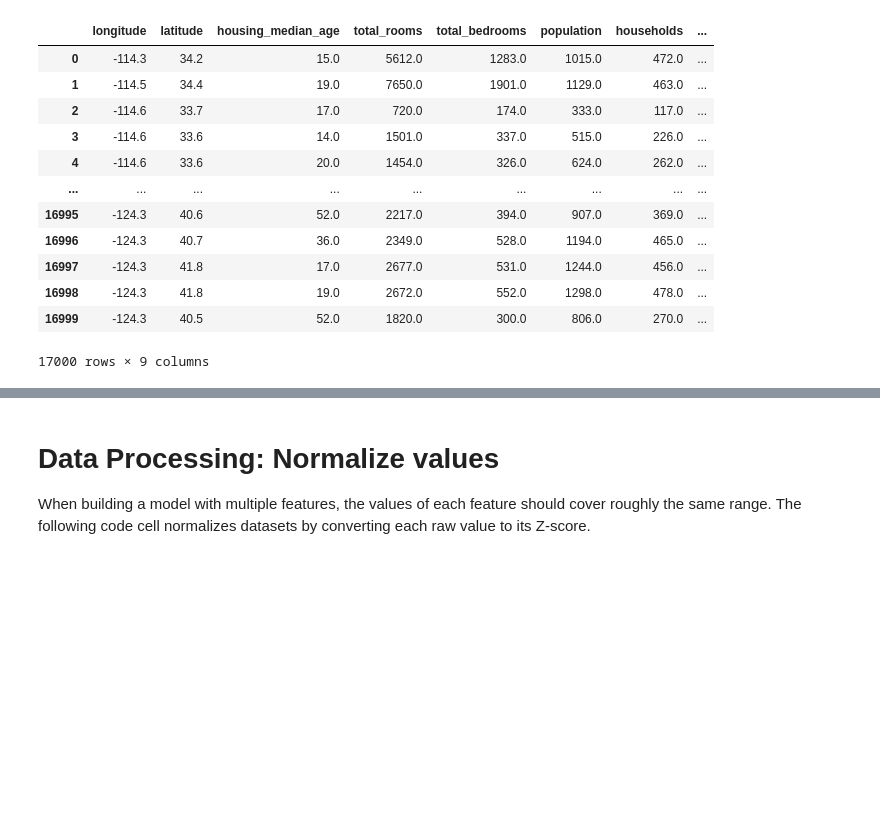
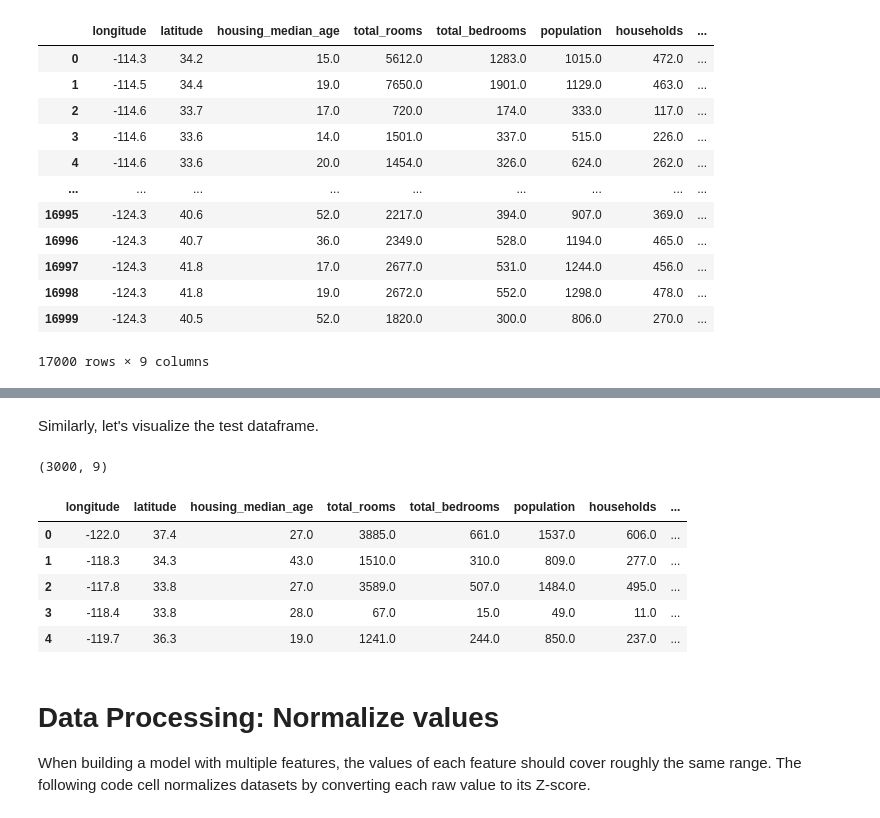
Before and after one commit to ali-chaudhry8/Deep-Representations-and-Learning, a Jupyter notebook: Comp0188_Lab_2.ipynb, the cells around one changed output, grey strips where cells are left out. Saved outputs shown, nothing was run; the diff lists cells and outputs as text; code cells hidden in the pictures; blank space fills up the shorter version.

```diff
--- a/Comp0188_Lab_2.ipynb
+++ b/Comp0188_Lab_2.ipynb
@@ -65,3 +138,16 @@ test_df
+# %% [markdown]
+Similarly, let's visualize the test dataframe.
+# %%
+print(test_df.shape)
+test_df.head()
+# %% [output]
+(3000, 9)
+|  | longitude | latitude | housing_median_age | total_rooms | total_bedrooms | population | households | ... |
+| 0 | -122.0 | 37.4 | 27.0 | 3885.0 | 661.0 | 1537.0 | 606.0 | ... |
+| 1 | -118.3 | 34.3 | 43.0 | 1510.0 | 310.0 | 809.0 | 277.0 | ... |
+| 2 | -117.8 | 33.8 | 27.0 | 3589.0 | 507.0 | 1484.0 | 495.0 | ... |
+| 3 | -118.4 | 33.8 | 28.0 | 67.0 | 15.0 | 49.0 | 11.0 | ... |
+| 4 | -119.7 | 36.3 | 19.0 | 1241.0 | 244.0 | 850.0 | 237.0 | ... |
 # %% [markdown]
 # Data Processing: Normalize values
 When building a model with multiple features, the values of each feature should cover roughly the same range. The following code cell normalizes datasets by converting each raw value to its Z-score.
```
Also changed, not shown: parts of 18 cells of this notebook.
